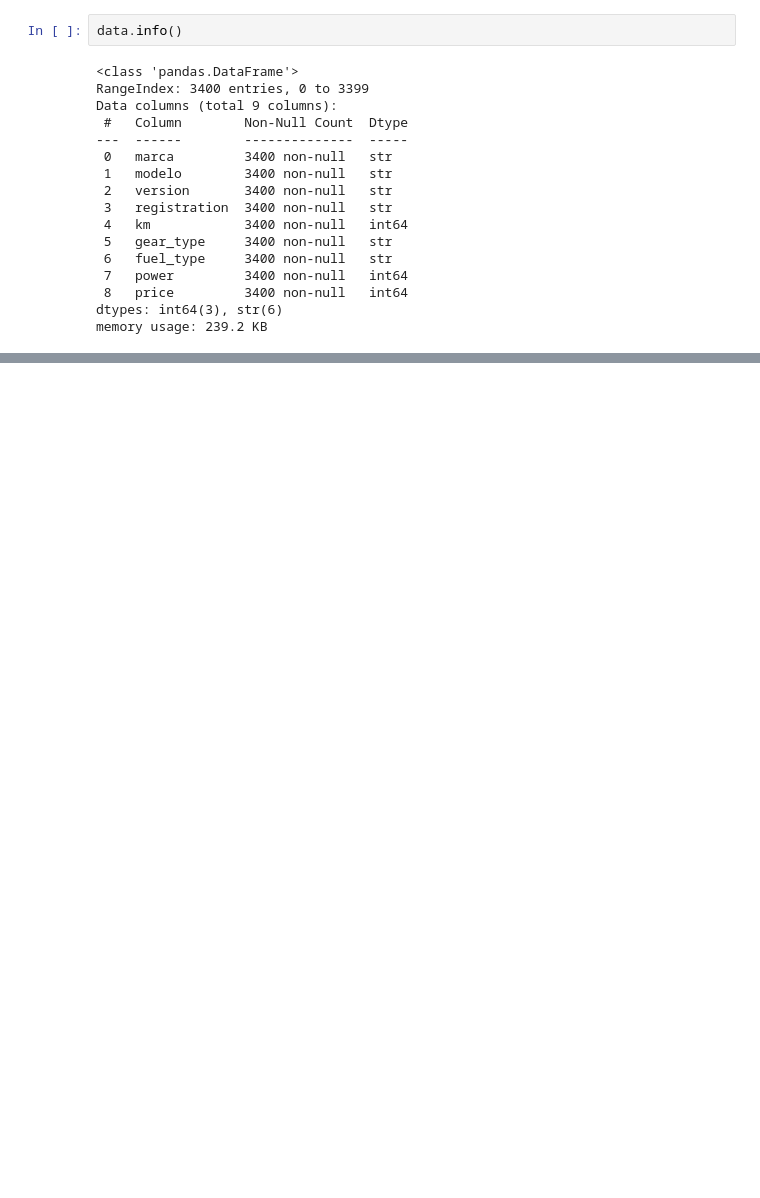
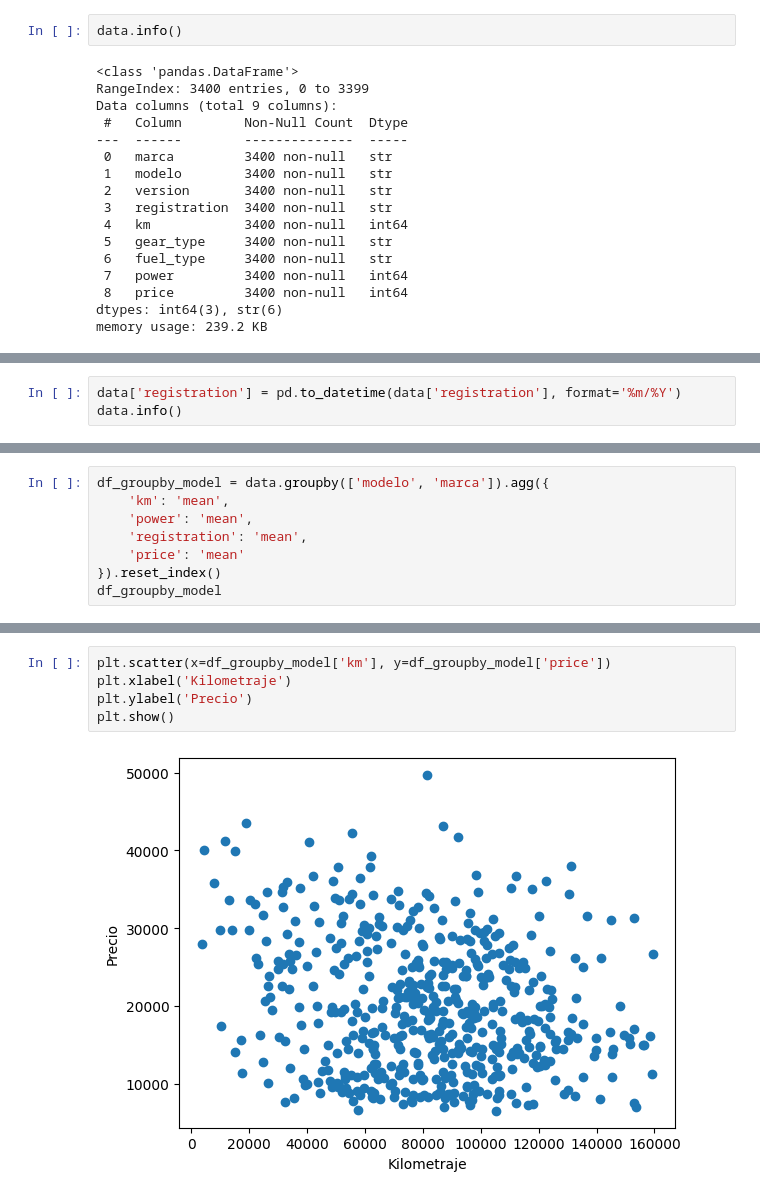
Before and after one commit to JaviFigueroaVicente/IberiaDriveInsights, a Jupyter notebook: backend/notebooks/analisis_coches.ipynb, the cells around one changed output, grey strips where cells are left out. Saved outputs shown, nothing was run; the diff lists cells and outputs as text; blank space fills up the shorter version.

```diff
--- a/backend/notebooks/analisis_coches.ipynb
+++ b/backend/notebooks/analisis_coches.ipynb
@@ -44,0 +137,3 @@ Name: km, dtype: float64
+# %%
+data['registration'] = pd.to_datetime(data['registration'], format='%m/%Y')
+data.info()
@@ -44,0 +157,8 @@ Name: km, dtype: float64
+# %%
+df_groupby_model = data.groupby(['modelo', 'marca']).agg({
+    'km': 'mean',
+    'power': 'mean',
+    'registration': 'mean',
+    'price': 'mean'
+}).reset_index()
+df_groupby_model
@@ -44,0 +179,7 @@ Name: km, dtype: float64
+# %%
+plt.scatter(x=df_groupby_model['km'], y=df_groupby_model['price'])
+plt.xlabel('Kilometraje')
+plt.ylabel('Precio')
+plt.show()
+# %% [output]
+[figure, added]
```
Also changed, not shown: parts of 27 cells of this notebook, 1 other file.
